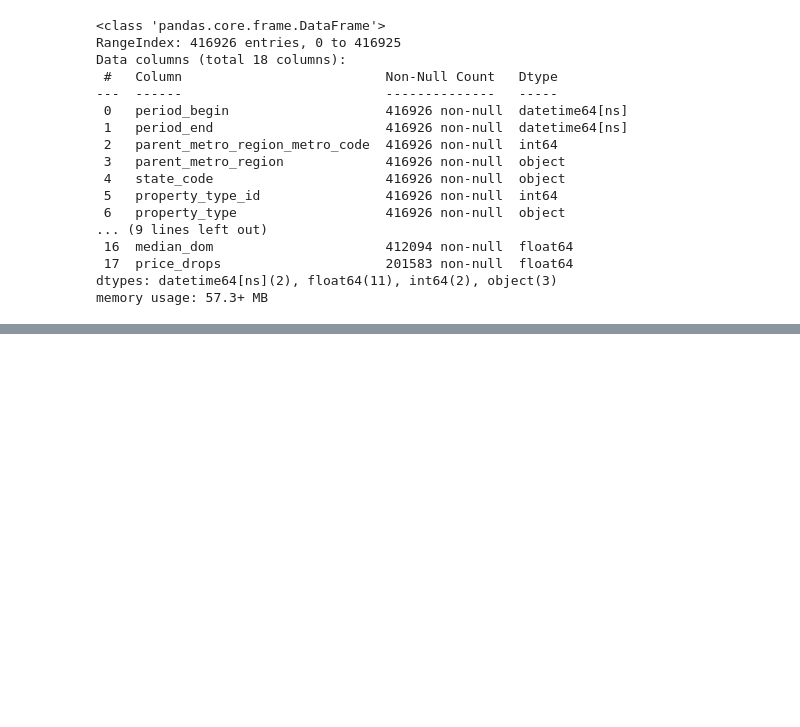
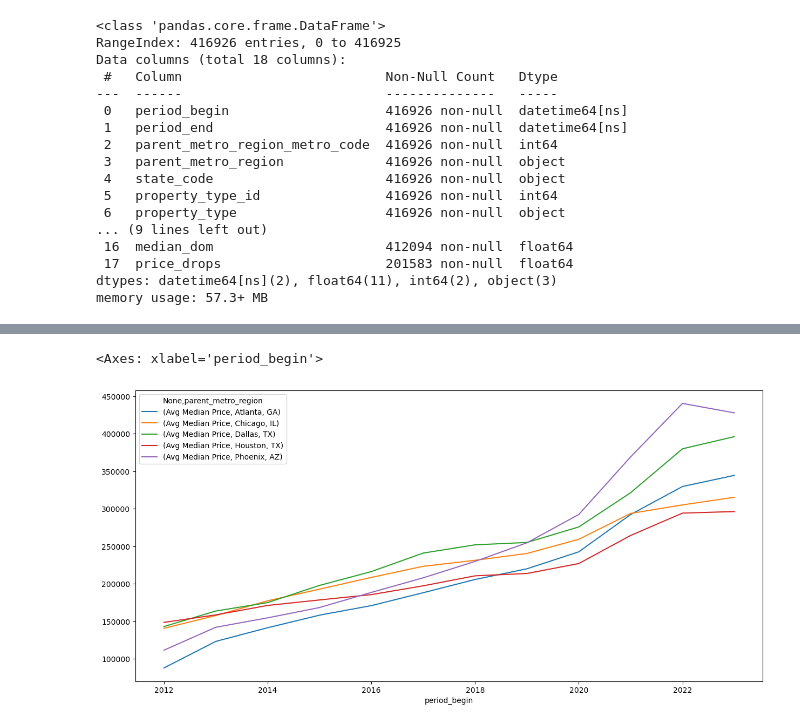
Before and after one commit to mvenegas011/Project1_Group7, a Jupyter notebook: Metro_Homes.ipynb, the cells around one changed output, grey strips where cells are left out. Saved outputs shown, nothing was run; the diff lists cells and outputs as text; code cells hidden in the pictures; blank space fills up the shorter version.

```diff
--- a/Metro_Homes.ipynb
+++ b/Metro_Homes.ipynb
@@ -50,0 +217,8 @@ memory usage: 57.3+ MB
+# %%
+#get home median sales by hometype
+df_homes_metro_price=df_homes1_hometype5.groupby([df_homes1_hometype5.index.year, 'parent_metro_region'])['median_sale_price'].agg(['mean']).rename(columns={'mean':'Avg Median Price'}).round(2)
+fig, ax = plt.subplots(figsize=(15,7))
+df_homes_metro_price.unstack().plot(ax=ax)
+# %% [output]
+<Axes: xlabel='period_begin'>
+[figure, added]
```
Also changed, not shown: parts of 15 cells of this notebook, 1 other file.
